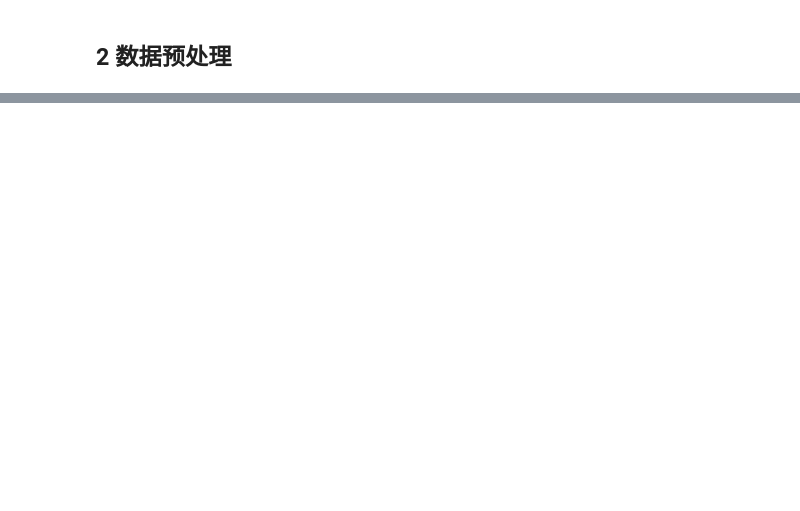
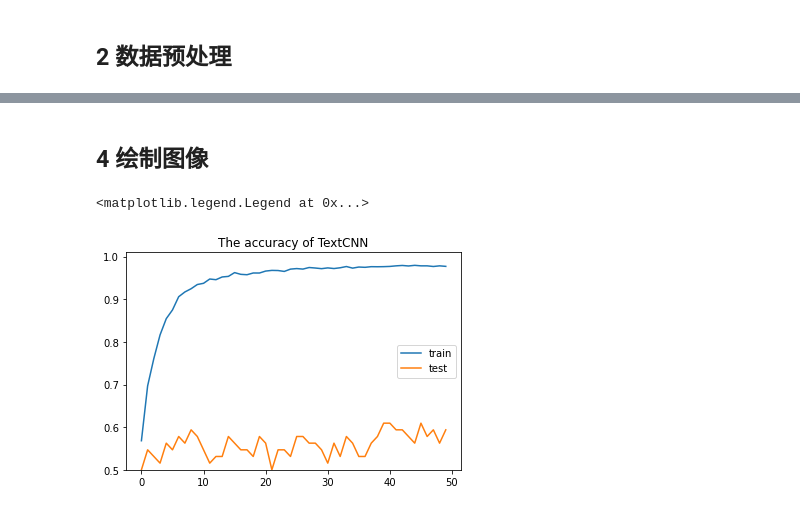
Before and after one commit to CatasJason/TextCNN_pytorch, a Jupyter notebook: 20125164_韩浩杰_源代码_实验5_疫情微博情绪分类.ipynb, the cells around one changed output, grey strips where cells are left out. Drawn from its saved outputs; the diff is of its cells as text; code cells hidden in the pictures; blank space fills up the shorter version.

Commit message:
TextCNN

```diff
--- a/20125164_韩浩杰_源代码_实验5_疫情微博情绪分类.ipynb
+++ b/20125164_韩浩杰_源代码_实验5_疫情微博情绪分类.ipynb
@@ -169,0 +183,35 @@ class TextLSTM(nn.Module):
+# %%
+# 测试函数
+def test_epoch(net, iterator, criterion):
+    avg_acc = []
+    net.eval()
+
+    with torch.no_grad():
+        pred = net(batch.text)
+        acc = binary_acc(torch.max(pred, dim=1)[1], batch.label)
+        avg_acc.append(acc)
+
+    avg_acc = torch.mean(torch.stack(avg_acc))
+    return avg_acc
+# %%
+# 使用模型
+PAD_IDX = TEXT.vocab.stoi[TEXT.pad_token]
+UNK_IDX = TEXT.vocab.stoi[TEXT.unk_token]
+
+net = TextCNN(len(TEXT.vocab), embedding_size, num_classes).to(device)
+# pretrained_embedding = TEXT.vocab.vectors
+# net.embedding.weight.data.copy_(pretrained_embedding)
+net.embedding.weight.data[PAD_IDX] = torch.zeros(embedding_size)
+net.embedding.weight.data[UNK_IDX] = torch.zeros(embedding_size)
+
+optimizer = optim.Adam(net.parameters(), lr=lr)
+criterion = nn.CrossEntropyLoss()
+
+train_acc_list, valid_acc_list = [], []
+for epoch in range(num_epochs):
+    train_acc = train_epoch(net, train_iter, optimizer, criterion)
+    valid_acc = test_epoch(net, valid_iter, criterion)
+    print("epoch={}, train acc={}, valid acc={}".format(epoch+1, train_acc, valid_acc))
+
+    train_acc_list.append(train_acc)
+    valid_acc_list.append(valid_acc)
@@ -169,0 +236,11 @@ class TextLSTM(nn.Module):
+# %% [markdown]
+## 4 绘制图像
+# %%
+plt.plot(train_acc_list)
+plt.plot(valid_acc_list)
+plt.ylim(ymin=0.5, ymax=1.01)
+plt.title("The accuracy of TextCNN")
+plt.legend(["train", "test"])
+# %% [output]
+<matplotlib.legend.Legend at 0x...>
+[figure, added]
```
Also changed, not shown: parts of 12 cells of this notebook.
